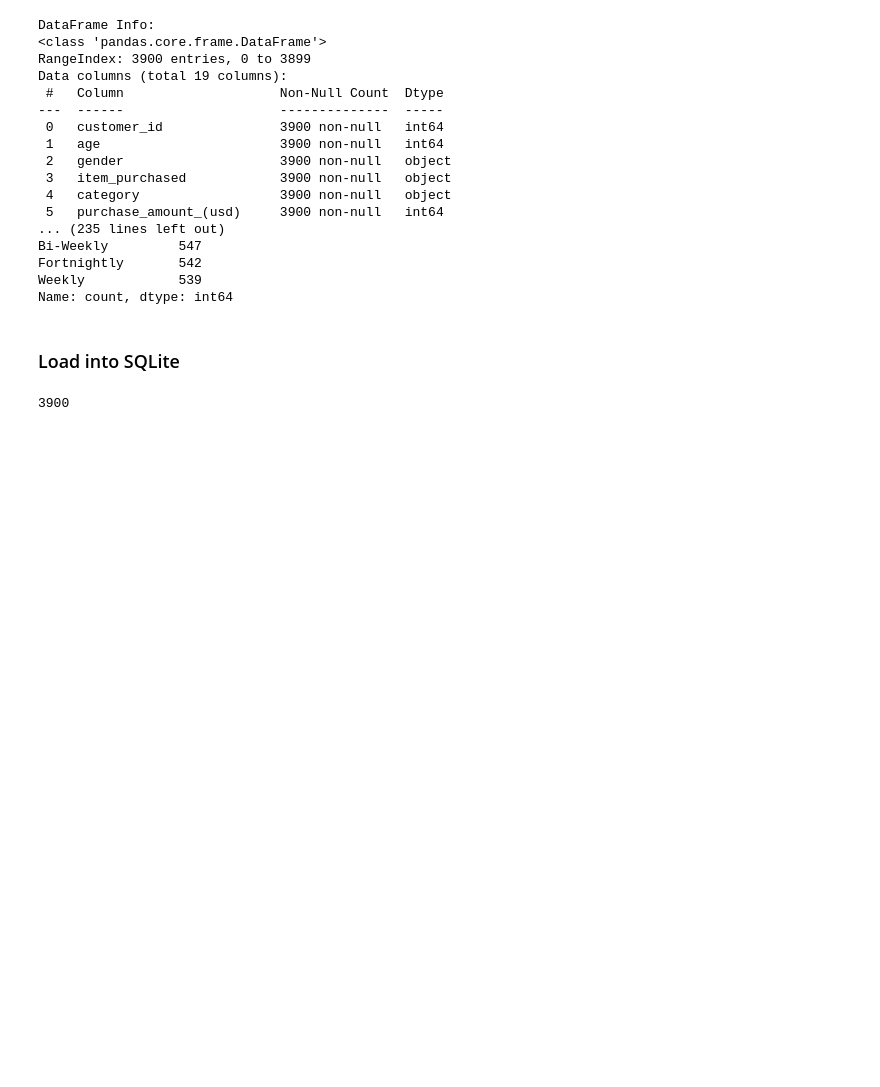
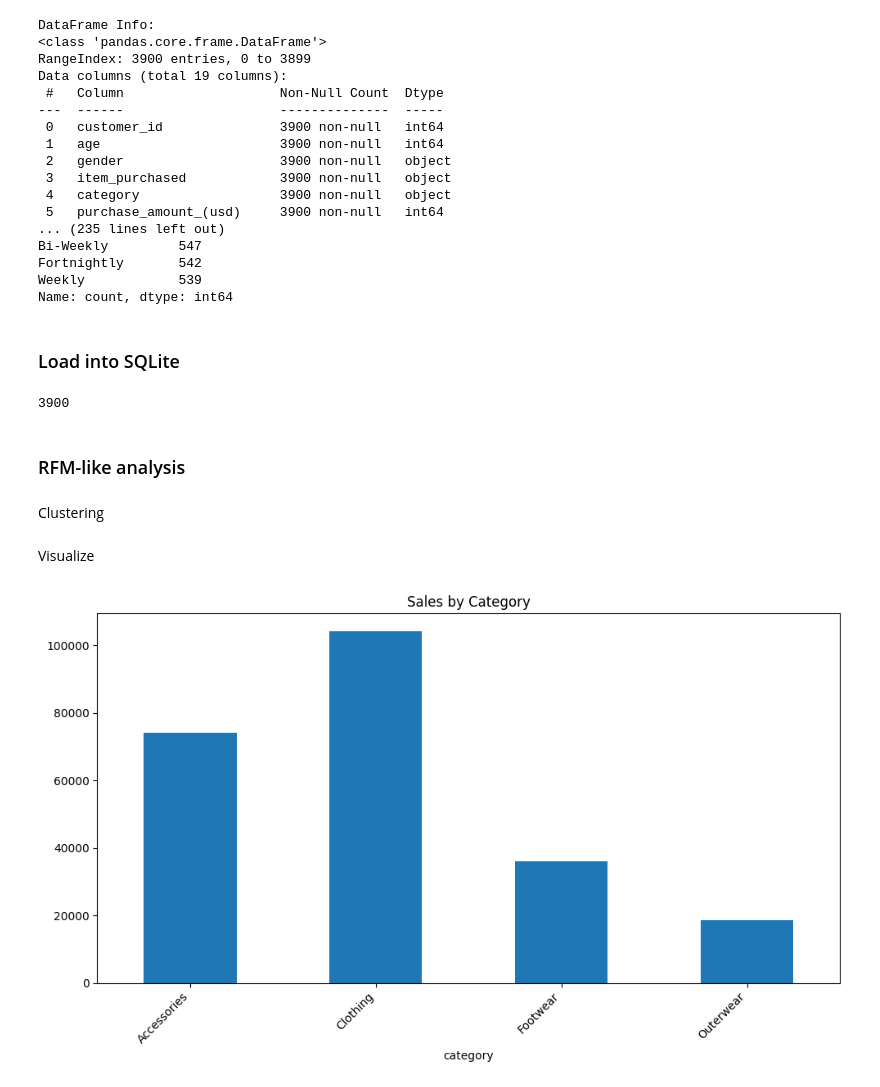
Before and after one commit to zaGamer95/portfolio1, a Jupyter notebook: analysis.ipynb, the cells around one changed output. Cells and saved outputs as stored; diff of their text form; code cells hidden in the pictures; blank space fills up the shorter version.

Commit message:
Add RFM analysis, clustering, and visualizations

```diff
--- a/analysis.ipynb
+++ b/analysis.ipynb
@@ -88,3 +88,5 @@ LIMIT 5
 '''
 top_categories = pd.read_sql(query, conn)
 top_categories.to_csv(os.path.join('data', 'top_categories.csv'), index=False)
+# %% [markdown]
+### RFM-like analysis
@@ -90,0 +104,2 @@ top_categories.to_csv(os.path.join('data', 'top_categories.csv'), index=False)
+# %% [markdown]
+Clustering
@@ -90,0 +130,23 @@ top_categories.to_csv(os.path.join('data', 'top_categories.csv'), index=False)
+# %% [markdown]
+Visualize
+# %%
+import matplotlib.pyplot as plt
+import seaborn as sns
+import os
+
+# Create images directory if it doesn't exist
+os.makedirs('images', exist_ok=True)
+
+category_sales = df.groupby('category')['purchase_amount_(usd)'].sum()
+
+plt.figure(figsize=(10, 6))
+ax = category_sales.plot(kind='bar', title='Sales by Category')
+plt.xticks(rotation=45, ha='right')
+plt.tight_layout()
+
+# Save and display
+plt.savefig(os.path.join('images', 'category_sales.png'))
+plt.show()
+plt.close()
+# %% [output]
+[figure, added]
```
Also changed, not shown: parts of 2 cells of this notebook, 2 other files.
